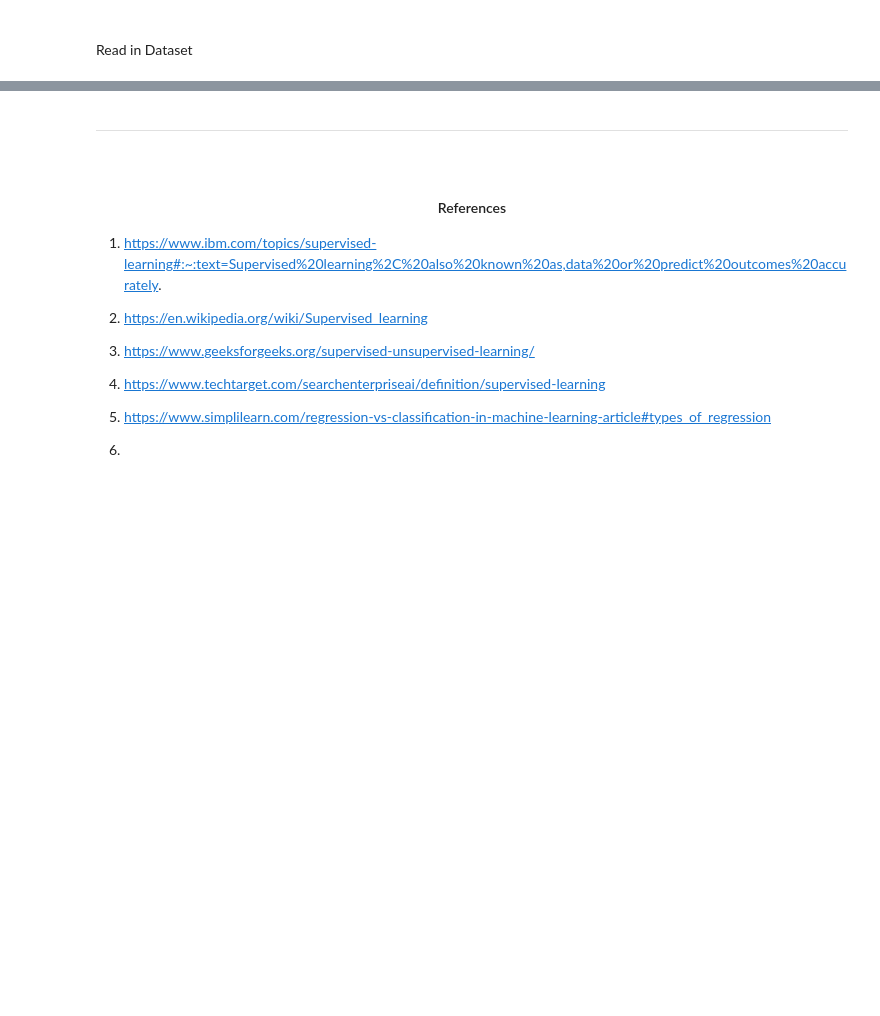
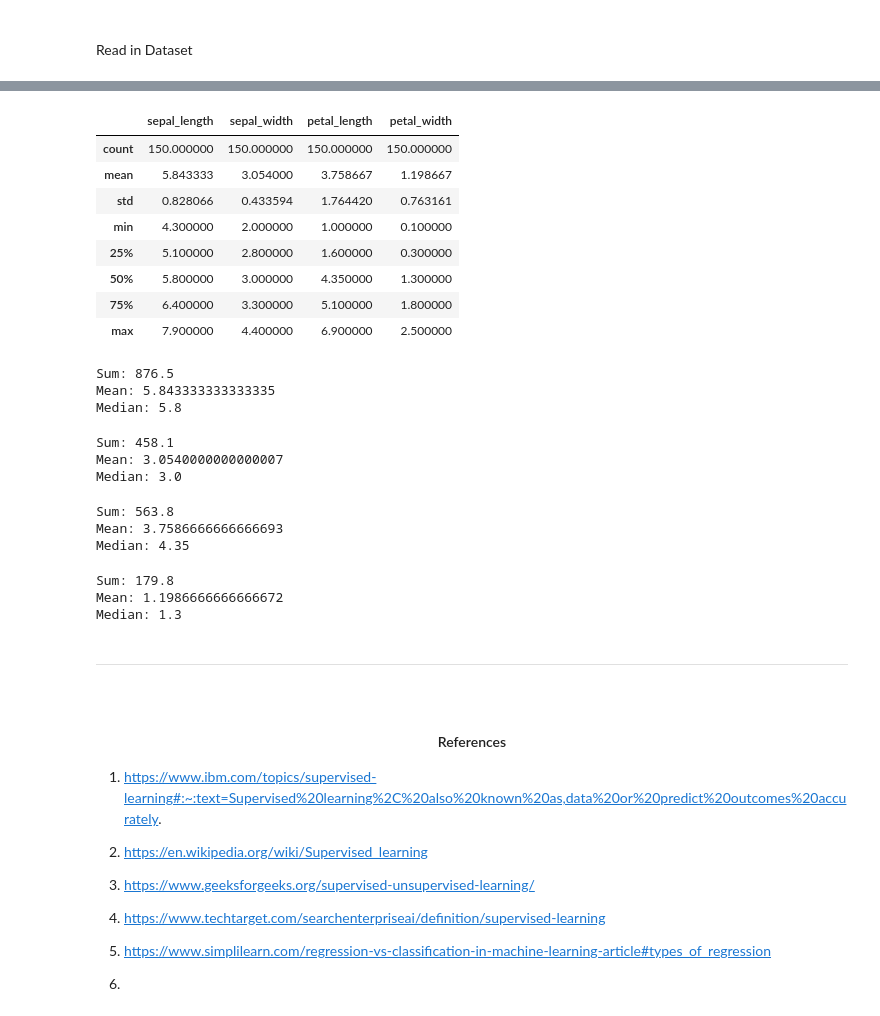
Before and after one commit to JTohall/Machine_Learning_and_Statistics, a Jupyter notebook: Project.ipynb, the cells around one changed output, grey strips where cells are left out. Drawn from its saved outputs; the diff is of its cells as text; code cells hidden in the pictures; blank space fills up the shorter version.

```diff
--- a/Project.ipynb
+++ b/Project.ipynb
@@ -220,3 +310,67 @@ f = pd.read_csv('C:/Users/Jamie/Desktop/MLS/Machine_Learning_and_Statistics/CSV
+# %%
+# The Describe command outputs the total count of each category, the standard deviation, minimum values and maximum values.
+# It will also output all of the information in a table format. This table will be a good referencing point when analysing
+# each of the different species and their measurements in each category.
+
+f.describe()
+# %% [output]
+|  | sepal_length | sepal_width | petal_length | petal_width |
+| count | 150.000000 | 150.000000 | 150.000000 | 150.000000 |
+| mean | 5.843333 | 3.054000 | 3.758667 | 1.198667 |
+| std | 0.828066 | 0.433594 | 1.764420 | 0.763161 |
+| min | 4.300000 | 2.000000 | 1.000000 | 0.100000 |
+| 25% | 5.100000 | 2.800000 | 1.600000 | 0.300000 |
+| 50% | 5.800000 | 3.000000 | 4.350000 | 1.300000 |
+| 75% | 6.400000 | 3.300000 | 5.100000 | 1.800000 |
+| max | 7.900000 | 4.400000 | 6.900000 | 2.500000 |
+# %%
+# Calculating the Sum, Mean and Median of the Sepal Length
+
+sum_data = f["sepal_length"].sum()
+mean_data = f["sepal_length"].mean()
+median_data = f["sepal_length"].median()
+
+print("Sum:",sum_data, "\nMean:", mean_data, "\nMedian:",median_data)
+# %% [output]
+Sum: 876.5
+Mean: 5.843333333333335
+Median: 5.8
+# %%
+# Sum, Mean and Median of Sepal Width
+
+sum_data = f["sepal_width"].sum()
+mean_data = f["sepal_width"].mean()
+median_data = f["sepal_width"].median()
+
+print("Sum:",sum_data, "\nMean:", mean_data, "\nMedian:",median_data)
+# %% [output]
+Sum: 458.1
+Mean: 3.0540000000000007
+Median: 3.0
+# %%
+# Sum, Mean and Median of Petal Length
+
+sum_data = f["petal_length"].sum()
+mean_data = f["petal_length"].mean()
+median_data = f["petal_length"].median()
+
+print("Sum:",sum_data, "\nMean:", mean_data, "\nMedian:",median_data)
+# %% [output]
+Sum: 563.8
+Mean: 3.7586666666666693
+Median: 4.35
+# %%
+# Sum, Mean and Median of Petal Width
+
+sum_data = f["petal_width"].sum()
+mean_data = f["petal_width"].mean()
+median_data = f["petal_width"].median()
+
+print("Sum:",sum_data, "\nMean:", mean_data, "\nMedian:",median_data)
+# %% [output]
+Sum: 179.8
+Mean: 1.1986666666666672
+Median: 1.3
 # %% [markdown]
 ***
 
```
Also changed, not shown: parts of 13 cells of this notebook.
